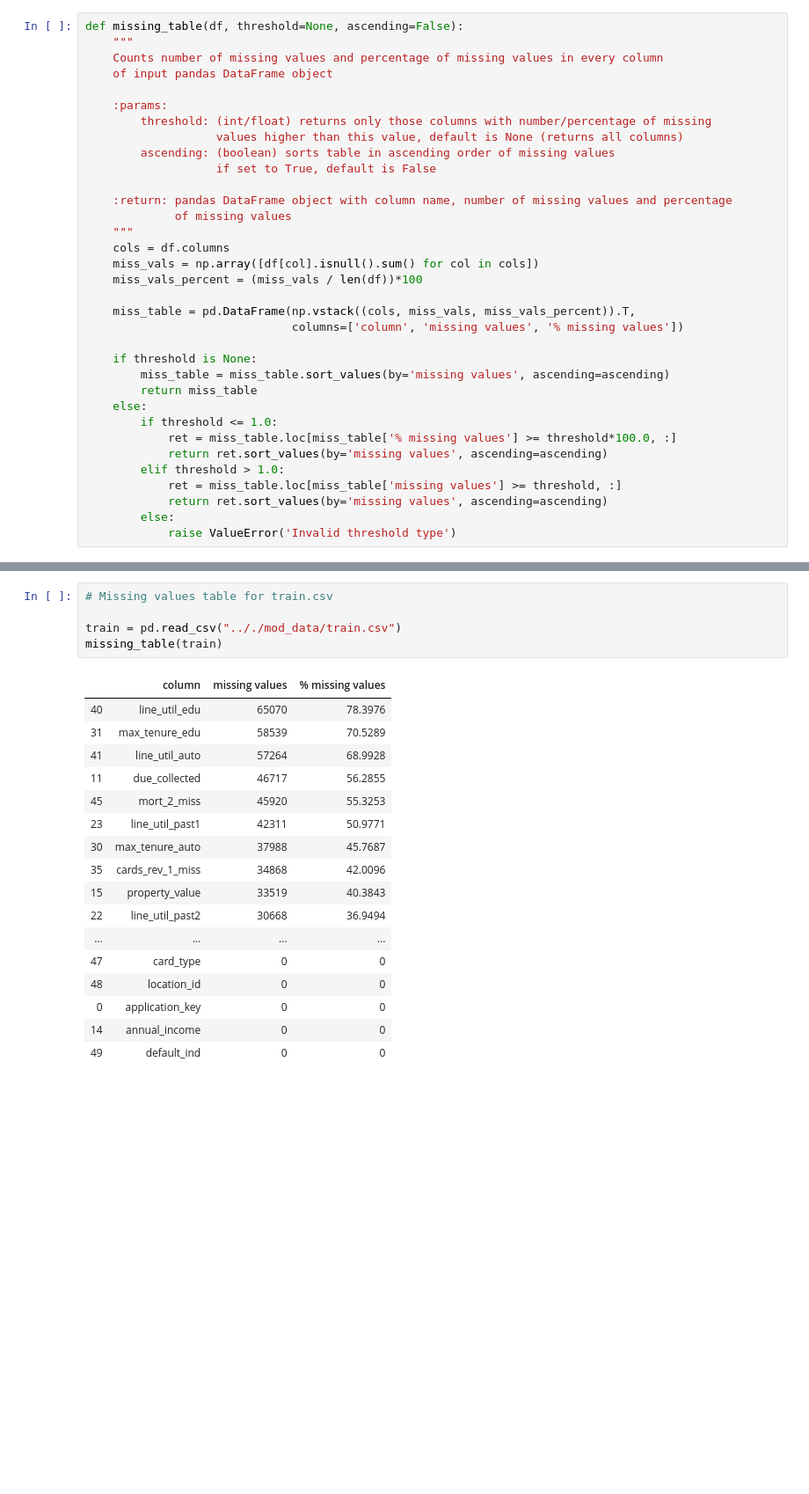
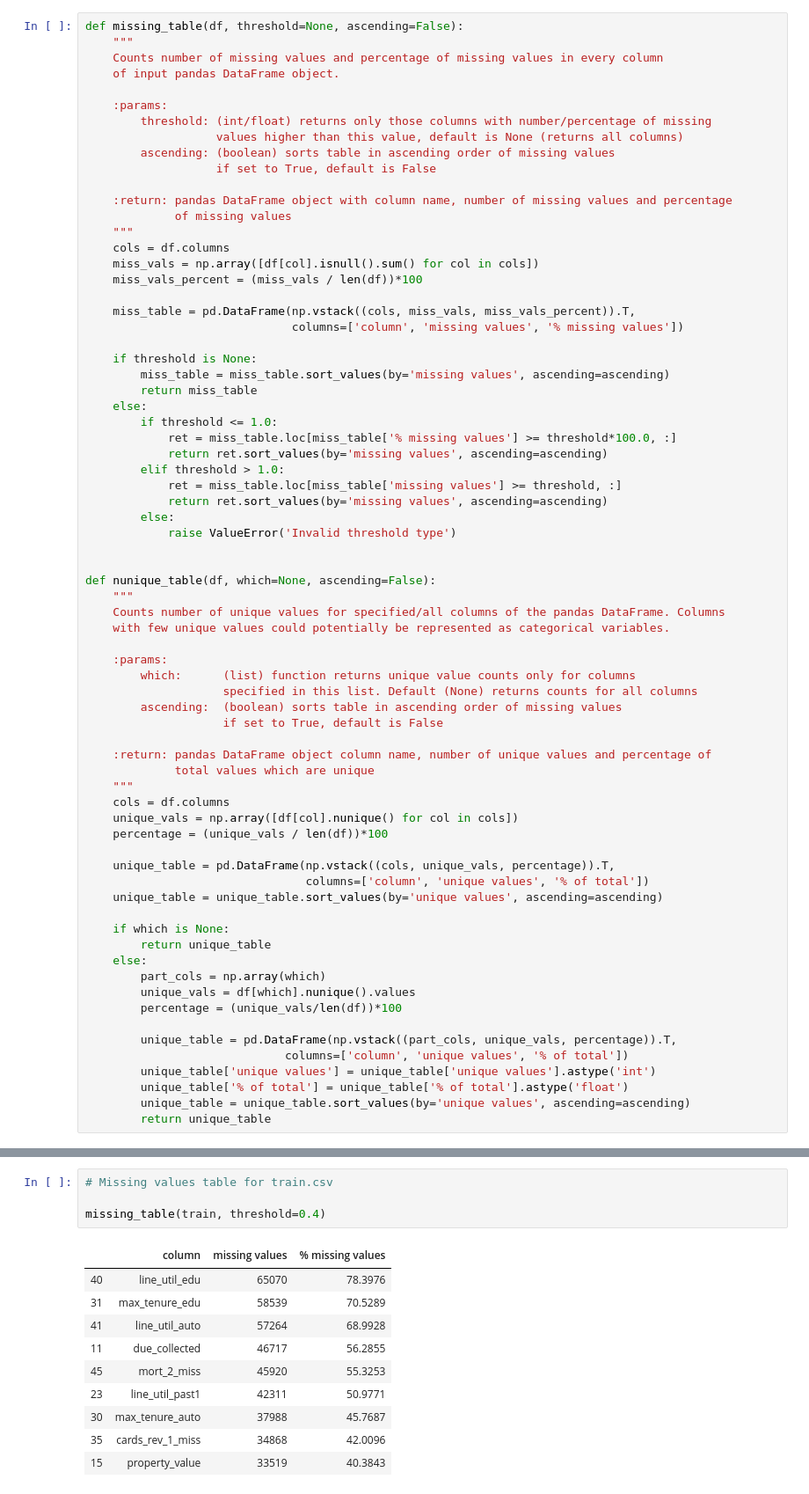
Before and after one commit to AbhishekSureddy/MS4610-Project-2020, a Jupyter notebook: code/EDA.ipynb, the cells around one changed output, grey strips where cells are left out. Shown at 88% size. Saved outputs shown, nothing was run; the diff lists cells and outputs as text; blank space fills up the shorter version.

```diff
--- a/code/EDA.ipynb
+++ b/code/EDA.ipynb
@@ -79,7 +89,7 @@ In this section, we have defined some functions that are commonly used in explor
 def missing_table(df, threshold=None, ascending=False):
     """
     Counts number of missing values and percentage of missing values in every column
-    of input pandas DataFrame object
+    of input pandas DataFrame object.
 
     :params:
         threshold: (int/float) returns only those columns with number/percentage of missing
@@ -109,4 +119,41 @@ def missing_table(df, threshold=None, ascending=False):
             return ret.sort_values(by='missing values', ascending=ascending)
         else:
             raise ValueError('Invalid threshold type')
+
+
+def nunique_table(df, which=None, ascending=False):
+    """
+    Counts number of unique values for specified/all columns of the pandas DataFrame. Columns
+    with few unique values could potentially be represented as categorical variables.
+
+    :params:
+        which:      (list) function returns unique value counts only for columns
+                    specified in this list. Default (None) returns counts for all columns
+        ascending:  (boolean) sorts table in ascending order of missing values
+                    if set to True, default is False
+
+    :return: pandas DataFrame object column name, number of unique values and percentage of
+             total values which are unique
+    """
+    cols = df.columns
+    unique_vals = np.array([df[col].nunique() for col in cols])
+    percentage = (unique_vals / len(df))*100
+
+    unique_table = pd.DataFrame(np.vstack((cols, unique_vals, percentage)).T,
+                                columns=['column', 'unique values', '% of total'])
+    unique_table = unique_table.sort_values(by='unique values', ascending=ascending)
+
+    if which is None:
+        return unique_table
+    else:
+        part_cols = np.array(which)
+        unique_vals = df[which].nunique().values
+        percentage = (unique_vals/len(df))*100
+
+        unique_table = pd.DataFrame(np.vstack((part_cols, unique_vals, percentage)).T,
+                             columns=['column', 'unique values', '% of total'])
+        unique_table['unique values'] = unique_table['unique values'].astype('int')
+        unique_table['% of total'] = unique_table['% of total'].astype('float')
+        unique_table = unique_table.sort_values(by='unique values', ascending=ascending)
+        return unique_table
 # %% [markdown]
@@ -115,23 +162,15 @@ In this section, we quantify the amount of missing data in **train.csv** and att
 # %%
 # Missing values table for train.csv
 
-train = pd.read_csv(".././mod_data/train.csv")
-missing_table(train)
+missing_table(train, threshold=0.4)
 # %% [output]
 |  | column | missing values | % missing values |
 | 40 | line_util_edu | 65070 | 78.3976 |
 | 31 | max_tenure_edu | 58539 | 70.5289 |
 | 41 | line_util_auto | 57264 | 68.9928 |
 | 11 | due_collected | 46717 | 56.2855 |
 | 45 | mort_2_miss | 45920 | 55.3253 |
 | 23 | line_util_past1 | 42311 | 50.9771 |
 | 30 | max_tenure_auto | 37988 | 45.7687 |
 | 35 | cards_rev_1_miss | 34868 | 42.0096 |
 | 15 | property_value | 33519 | 40.3843 |
-| 22 | line_util_past2 | 30668 | 36.9494 |
-| ... | ... | ... | ... |
-| 47 | card_type | 0 | 0 |
-| 48 | location_id | 0 | 0 |
-| 0 | application_key | 0 | 0 |
-| 14 | annual_income | 0 | 0 |
-| 49 | default_ind | 0 | 0 |
```
Also changed, not shown: parts of 10 cells of this notebook.
